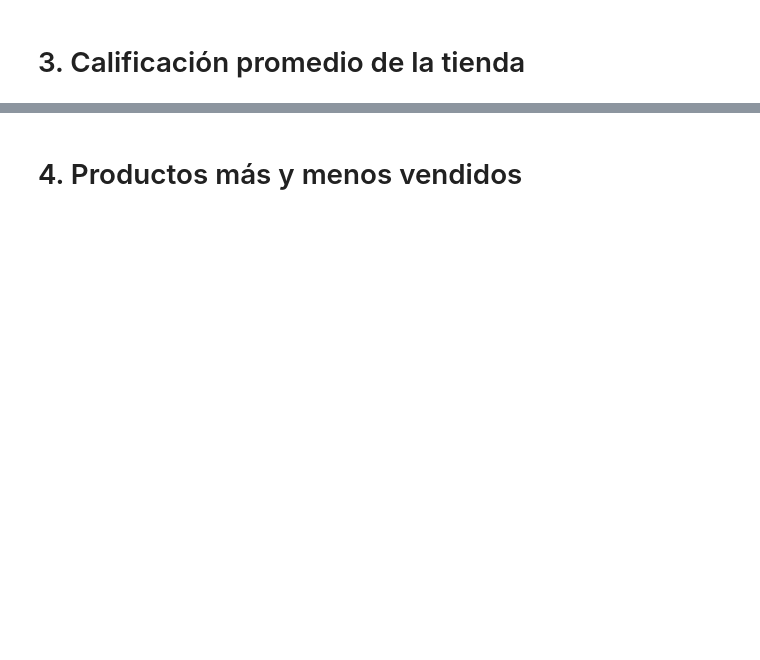
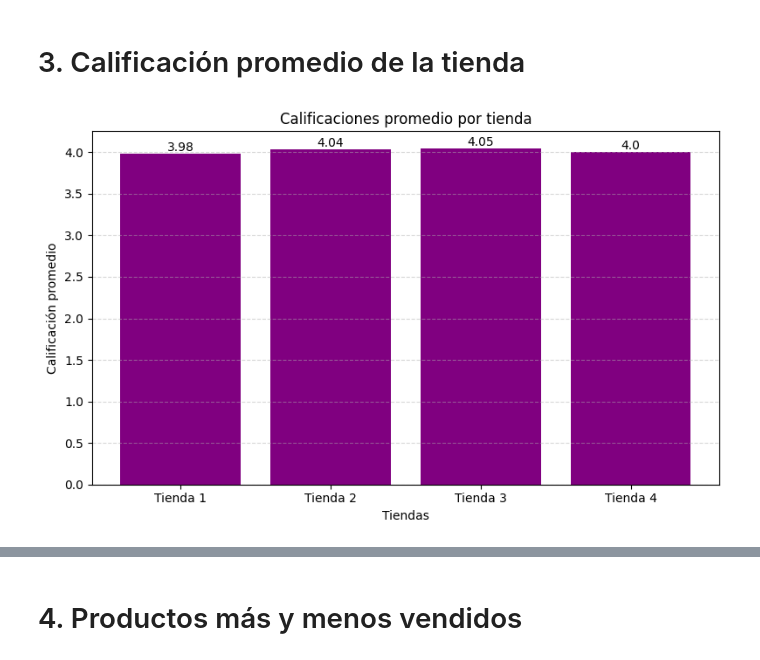
Before and after one commit to marsavil/challenge_1_ONE, a Jupyter notebook: AluraStoreLatam.ipynb, the cells around one changed output, grey strips where cells are left out. Saved outputs shown, nothing was run; the diff lists cells and outputs as text; code cells hidden in the pictures; blank space fills up the shorter version.

Commit message:
calificaciones

```diff
--- a/AluraStoreLatam.ipynb
+++ b/AluraStoreLatam.ipynb
@@ -241,2 +251,31 @@ Name: Ingresos Netos, dtype: float64
 # %% [markdown]
 # 3. Calificación promedio de la tienda
+# %%
+def calcular_promedio_calificacion(tienda):
+    promedio = tienda["Calificación"].mean()
+    return round(promedio, 2)
+
+
+def graficar_calificaciones(calificaciones):
+    plt.figure(figsize=(8,5))
+    plt.bar(calificaciones.keys(), calificaciones.values(), color='purple')
+    plt.title('Calificaciones promedio por tienda')
+    plt.ylabel('Calificación promedio')
+    plt.xlabel('Tiendas')
+    plt.grid(axis='y', linestyle='--', alpha=0.5)
+    for key, value in calificaciones.items():
+        plt.text(key, value, str(value), ha='center', va='bottom')
+    plt.tight_layout()
+    plt.show()
+
+calificaciones = {
+    "Tienda 1": calcular_promedio_calificacion(tienda),
+    "Tienda 2": calcular_promedio_calificacion(tienda2),
+    "Tienda 3": calcular_promedio_calificacion(tienda3),
+    "Tienda 4": calcular_promedio_calificacion(tienda4)
+}
+
+
+graficar_calificaciones(calificaciones)
+# %% [output]
+[figure, added]
```
Also changed, not shown: parts of 7 cells of this notebook.
